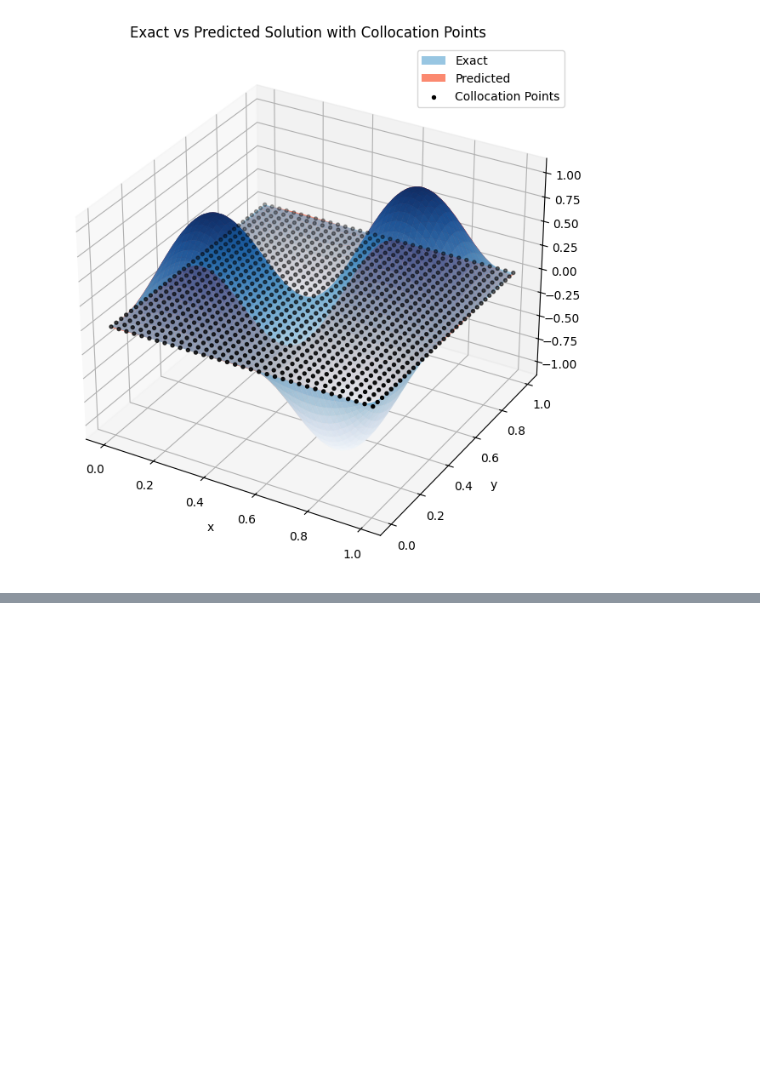
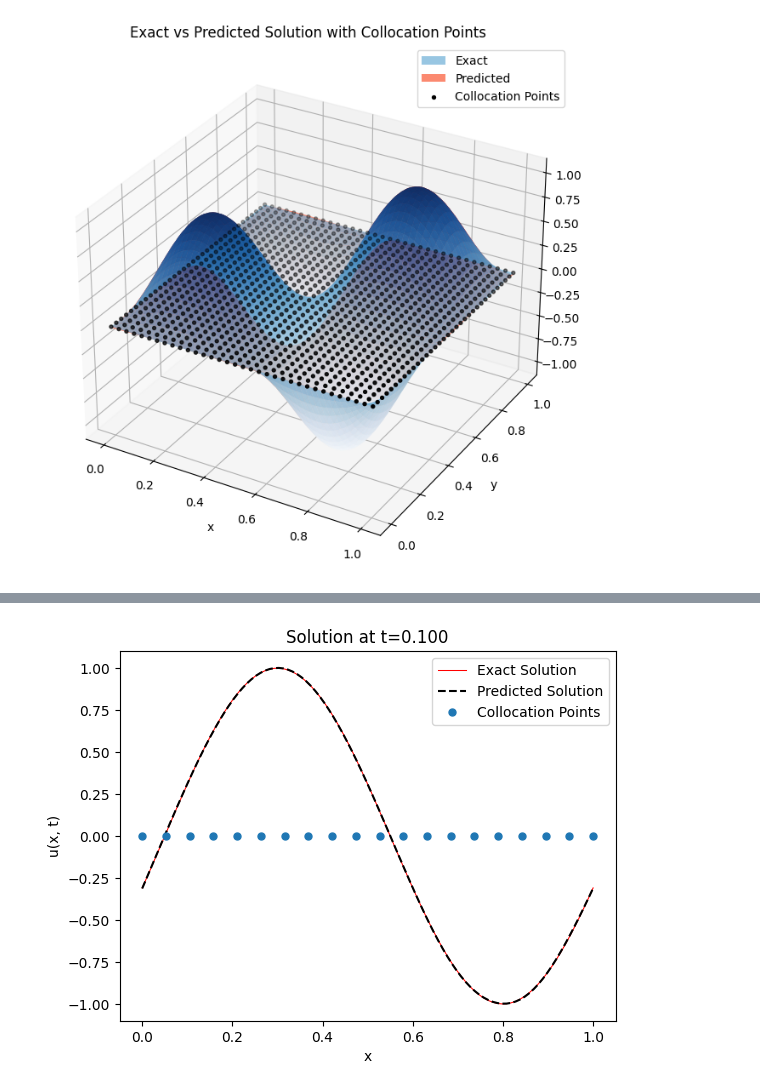
Before and after one commit to Shivam-3921/Physics_Informed_Neural_Networks_for_solving_differential_equations, a Jupyter notebook: PINNs.ipynb, the cells around one changed output, grey strips where cells are left out. Cells and saved outputs as stored; diff of their text form; code cells hidden in the pictures; blank space fills up the shorter version.

```diff
--- a/PINNs.ipynb
+++ b/PINNs.ipynb
@@ -1066,0 +1170,6 @@ plt.show()
+# %%
+# computing initial condition loss
+def initial_condition_loss(u_prev_net, u0, x_train):
+    u_prev = u_prev_net(x_train)
+    u_0 = u0(x_train)
+    return torch.sum((u_prev - u_0)**2)
@@ -1066,0 +1228,5 @@ plt.show()
+# %%
+# generating the training set
+n_train = 20
+x_train = torch.linspace(0,1,n_train).reshape(-1,1).to(device)
+x_train.shape
@@ -1066,0 +1235,5 @@ plt.show()
+# %%
+# generating the test set
+n_test = 100
+x_test = torch.linspace(0,1,n_test).reshape(-1,1).to(device)
+x_test.shape
@@ -1066,0 +1267,3 @@ plt.show()
+# %%
+def L2_error(u_pred,u_true):
+    return torch.mean((u_true - u_pred)**2)
@@ -1066,0 +1274,65 @@ plt.show()
+# %%
+T = 1                               # final time
+n_steps = 11                        # number of time steps
+
+dt = T/(n_steps-1)                  # time step
+t_steps = []
+L2_err = []
+
+# creating a network to represent the initial condition
+class InitialConditionNet(nn.Module):
+    def __init__(self, u0_func):
+        super().__init__()
+        self.u0_func = u0_func
+    def forward(self, x):
+        # Ensure x requires grad if passed to u0_func
+        x.requires_grad_(True)
+        return self.u0_func(x)
+
+# initializing u_p_net with the initial condition
+u_prev_net = InitialConditionNet(u0).to(device)
+
+num_epochs = 4000
+t = 0.0
+while t < T:                                        # loop until t reaches T
+    print("-"*80)
+    print(f"Time step: {t+dt:.3f}")
+
+    is_first_step = (t == 0.0)                      # checking for the first step
+    # training the current time step's network
+    u_net = train_PINN(u_prev_net, x_train, dt, num_epochs,is_first_step)
+    u_pred = u_net(x_test)                          # predicting at t + dt
+
+    t += dt
+    t_steps.append(t)                               # recording the current time
+
+    u_true = u_exact(x_test, t)                     # exact solution for current time
+    err = L2_error(u_pred, u_true)
+    L2_err.append(err.detach().cpu().numpy())
+
+    # updating u_p_net for the next step
+    u_prev_net = PINN().to(device)
+    u_prev_net.load_state_dict(u_net.state_dict())     # loading the learned weights
+
+
+    # converting tensors to numpy arrays for plotting
+    x_train_plot = x_train.detach().cpu().numpy()
+    x_test_plot = x_test.detach().cpu().numpy()
+    u_pred_plot = u_pred.detach().cpu().numpy()
+    u_true_plot = u_true.detach().cpu().numpy()
+
+    # plotting the exact and predicted solution along with the collocation points
+    plt.plot(x_test_plot,u_true_plot,label = "Exact Solution",linestyle="-",color = "red",linewidth = 0.75)
+    plt.plot(x_test_plot,u_pred_plot,label = "Predicted Solution",linestyle="--",linewidth = 1.5,color = "black")
+    plt.plot(x_train_plot,np.zeros_like(x_train_plot),label="Collocation Points",linestyle = "None", marker = "o",markersize  =5)
+    plt.title(f"Solution at t={t:.3f}")
+    plt.xlabel("x")
+    plt.ylabel("u(x, t)")
+    plt.legend()
+    plt.show()
+
+# displaying L2 errors
+table = pd.DataFrame(data=np.transpose([t_steps, L2_err]), columns=["Time Steps", "L2_err"])
+print("\nL2 Errors over Time Steps:")
+table
+# %% [output]
@@ -1066,0 +1349 @@ plt.show()
+[figure, added]
```
Also changed, not shown: parts of 28 cells of this notebook, 1 other file.
